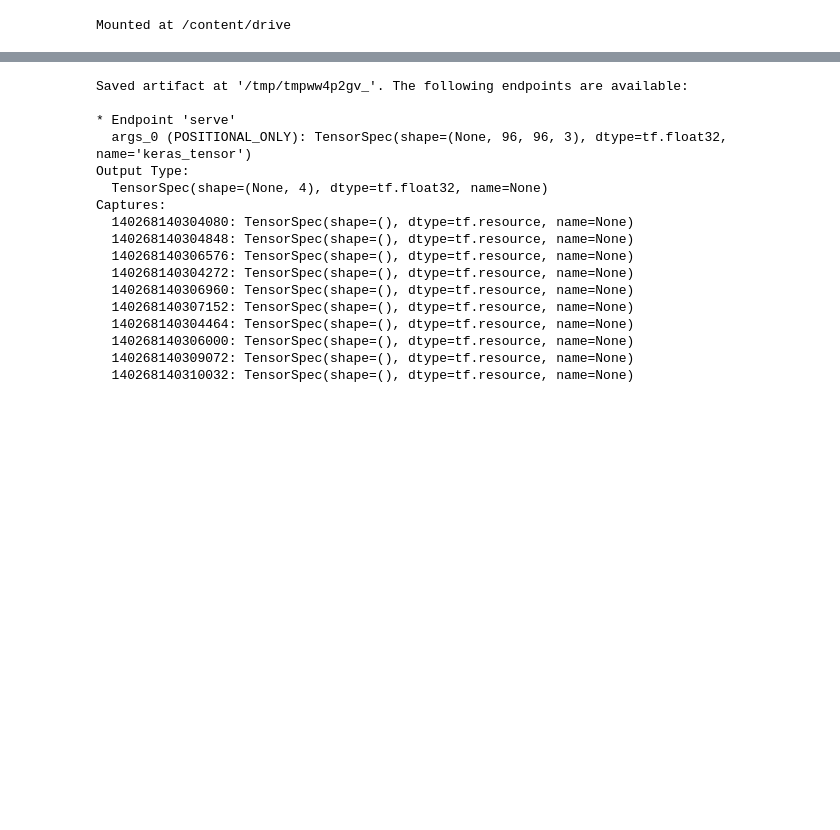
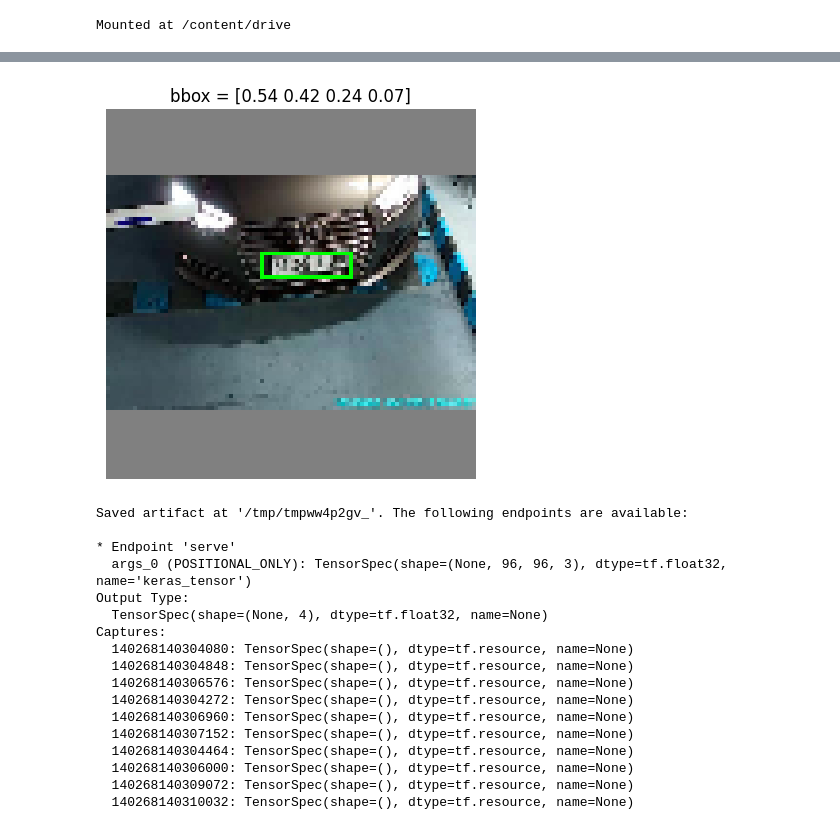
Before and after one commit to HoTrungQuan2004/ParkingAreaManage, a Jupyter notebook: Train_License_plate_detection_tflite.ipynb, the cells around one changed output, grey strips where cells are left out. Saved outputs shown, nothing was run; the diff lists cells and outputs as text; code cells hidden in the pictures; blank space fills up the shorter version.

```diff
--- a/Train_License_plate_detection_tflite.ipynb
+++ b/Train_License_plate_detection_tflite.ipynb
@@ -116 +202,23 @@ for i in range(5):
+# %%
+# check
+import matplotlib.pyplot as plt
+from numpy import random
+
+def show_bbox_sample(i):
+    img = (X_train[i] * 255).astype(np.uint8).copy()
+    bbox = y_train[i]
+    x1 = int((bbox[0] - bbox[2]/2) * 96)
+    y1 = int((bbox[1] - bbox[3]/2) * 96)
+    x2 = int((bbox[0] + bbox[2]/2) * 96)
+    y2 = int((bbox[1] + bbox[3]/2) * 96)
+    cv2.rectangle(img, (x1,y1), (x2,y2), (0,255,0), 1)
+    plt.imshow(img)
+    plt.title(f"bbox = {np.round(bbox, 2)}")
+    plt.axis('off')
+    plt.show()
+
+x = random.randint(100)
+show_bbox_sample(x)
+# %% [output]
+[figure, added]
 # %%
```
Also changed, not shown: parts of 11 cells of this notebook.
